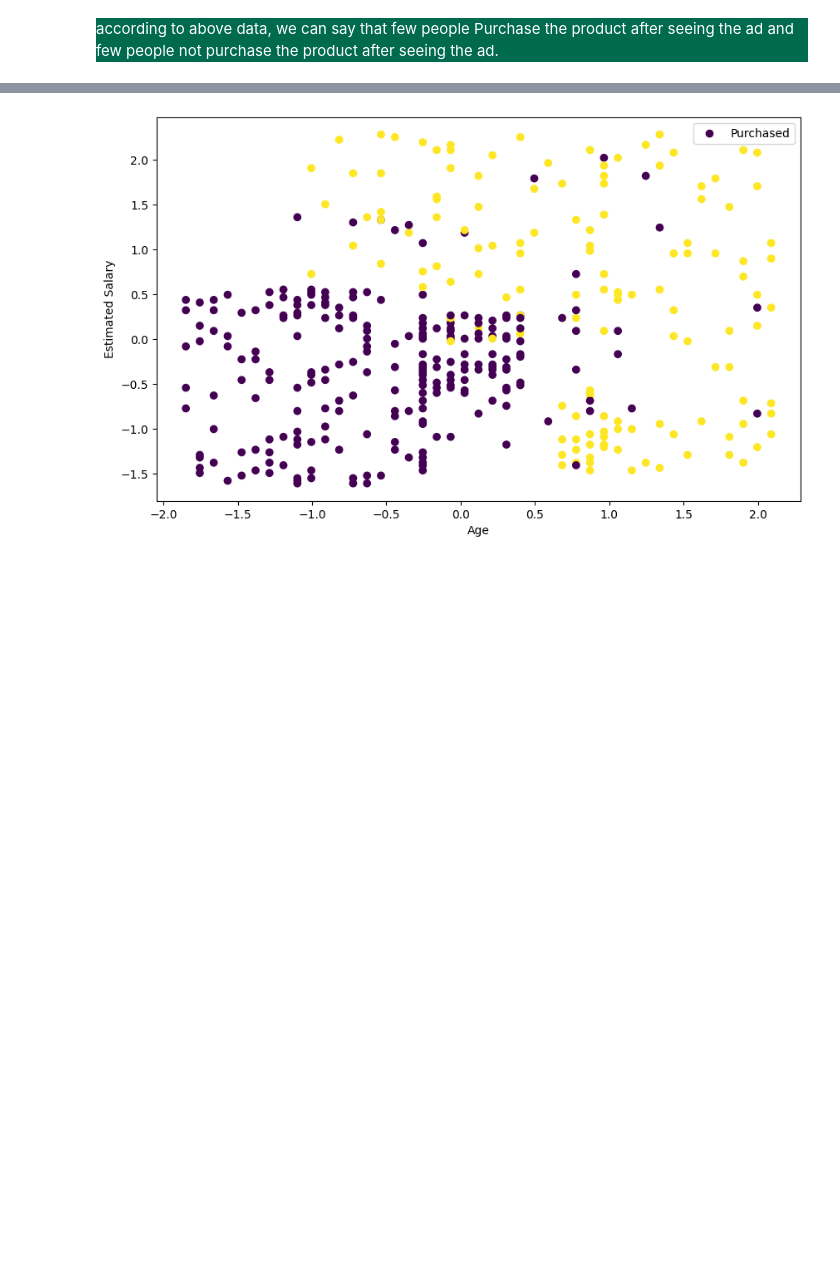
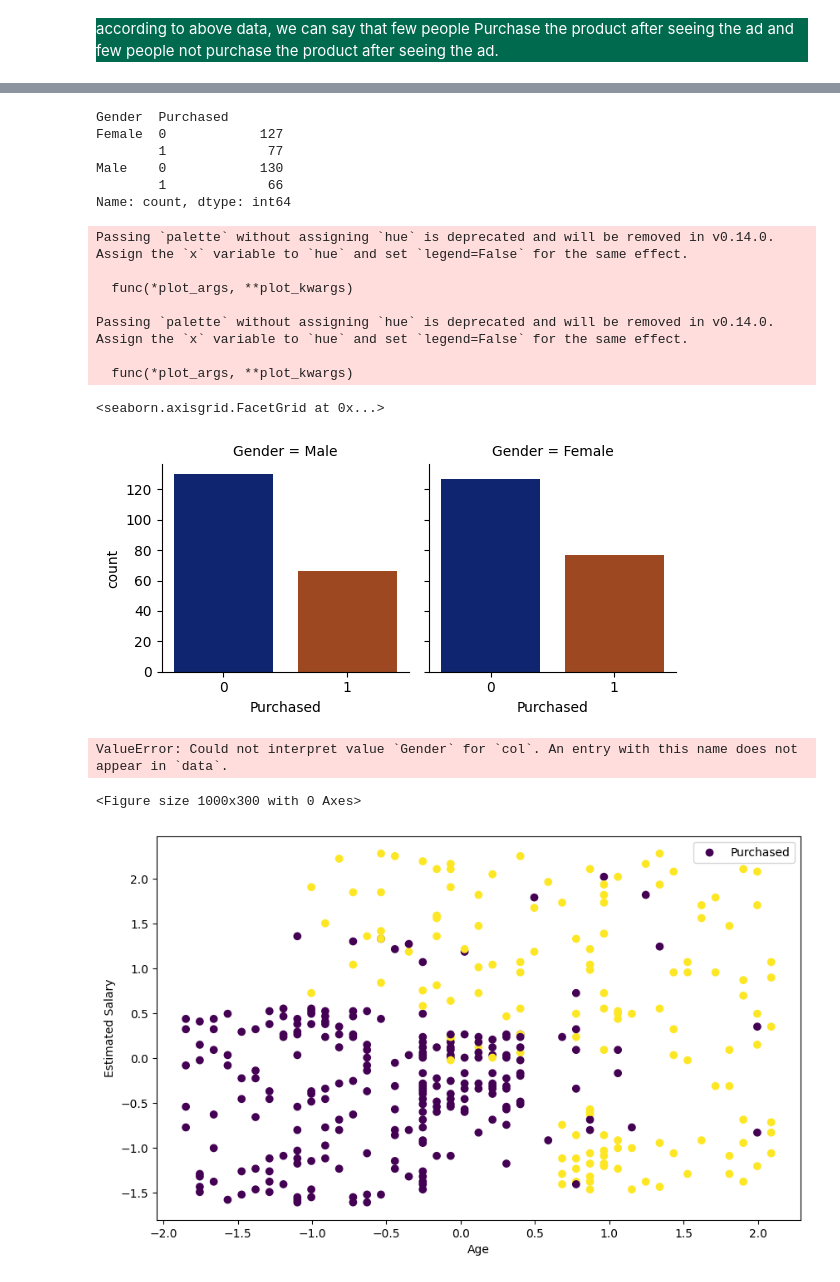
Before and after one commit to The1one1/ML_algo_Code, a Jupyter notebook: svm.ipynb, the cells around one changed output, grey strips where cells are left out. Saved outputs shown, nothing was run; the diff lists cells and outputs as text; code cells hidden in the pictures; blank space fills up the shorter version.

Commit message:
Data Preprocessing

```diff
--- a/svm.ipynb
+++ b/svm.ipynb
@@ -140,3 +154,34 @@ according to above data, we can say that few people Purchase the product after s
+# %%
+df1.groupby('Gender').value_counts(subset=['Purchased'])
+# %% [output]
+Gender  Purchased
+Female  0            127
+        1             77
+Male    0            130
+        1             66
+Name: count, dtype: int64
+# %%
+# also print the frequency in the countplot graph
+fig = sns.FacetGrid(df1, col = 'Gender')
+fig.map(sns.countplot, 'Purchased', palette = 'dark')
+# fig.add_legend()
+# %% [output]
+Passing `palette` without assigning `hue` is deprecated and will be removed in v0.14.0. Assign the `x` variable to `hue` and set `legend=False` for the same effect.
+
+  func(*plot_args, **plot_kwargs)
+
+Passing `palette` without assigning `hue` is deprecated and will be removed in v0.14.0. Assign the `x` variable to `hue` and set `legend=False` for the same effect.
+
+  func(*plot_args, **plot_kwargs)
+<seaborn.axisgrid.FacetGrid at 0x...>
+[figure, added]
+# %%
+plt.figure(figsize=(10, 3))
+sns.catplot(x='Purchased', col='Gender', kind='count', data=df, palette="Dark2");
+plt.show()
+# %% [output]
+ValueError: Could not interpret value `Gender` for `col`. An entry with this name does not appear in `data`.
+<Figure size 1000x300 with 0 Axes>
 # %%
 from sklearn.preprocessing import StandardScaler
 scaler = StandardScaler()
```
Also changed, not shown: parts of 4 cells of this notebook.
